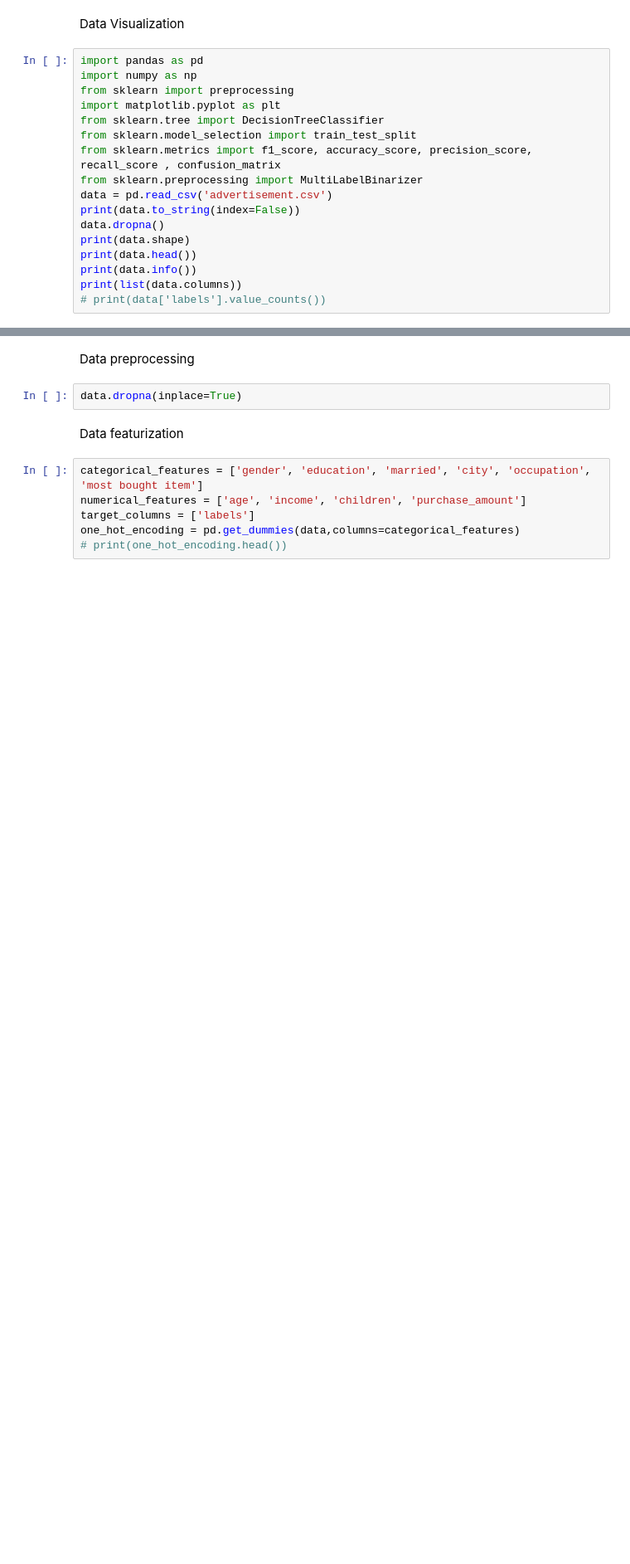
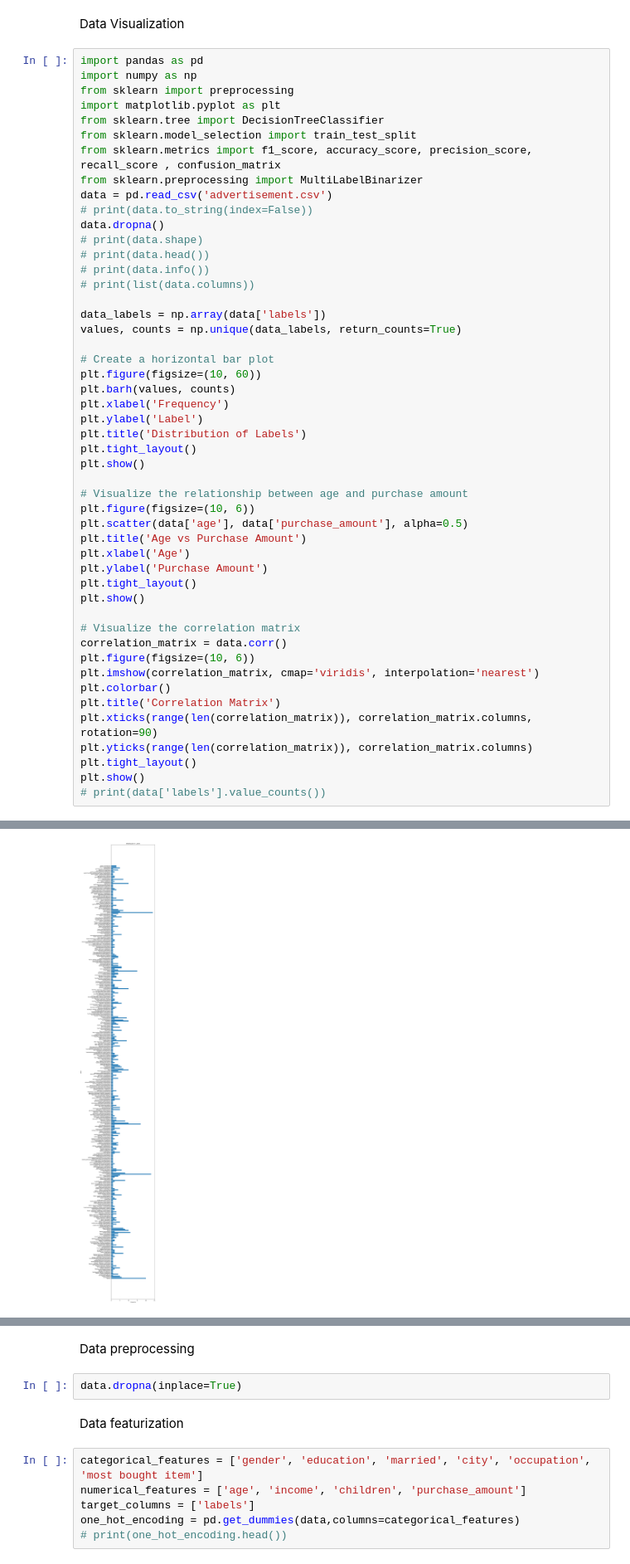
Before and after one commit to ROHIT32767/KNN-Decision-Trees, a Jupyter notebook: DT.ipynb, the cells around one changed output, grey strips where cells are left out. Shown at 83% size. Cells and saved outputs as stored; diff of their text form; blank space fills up the shorter version.

Commit message:
Data_Visualization for Decision Trees

```diff
--- a/DT.ipynb
+++ b/DT.ipynb
@@ -10,11 +10,43 @@ from sklearn.model_selection import train_test_split
 from sklearn.metrics import f1_score, accuracy_score, precision_score, recall_score , confusion_matrix
 from sklearn.preprocessing import MultiLabelBinarizer
 data = pd.read_csv('advertisement.csv')
-print(data.to_string(index=False))
+# print(data.to_string(index=False))
 data.dropna()
-print(data.shape)
-print(data.head())
-print(data.info())
-print(list(data.columns))
+# print(data.shape)
+# print(data.head())
+# print(data.info())
+# print(list(data.columns))
+
+data_labels = np.array(data['labels'])
+values, counts = np.unique(data_labels, return_counts=True)
+
+# Create a horizontal bar plot
+plt.figure(figsize=(10, 60))
+plt.barh(values, counts)
+plt.xlabel('Frequency')
+plt.ylabel('Label')
+plt.title('Distribution of Labels')
+plt.tight_layout()
+plt.show()
+
+# Visualize the relationship between age and purchase amount
+plt.figure(figsize=(10, 6))
+plt.scatter(data['age'], data['purchase_amount'], alpha=0.5)
+plt.title('Age vs Purchase Amount')
+plt.xlabel('Age')
+plt.ylabel('Purchase Amount')
+plt.tight_layout()
+plt.show()
+
+# Visualize the correlation matrix
+correlation_matrix = data.corr()
+plt.figure(figsize=(10, 6))
+plt.imshow(correlation_matrix, cmap='viridis', interpolation='nearest')
+plt.colorbar()
+plt.title('Correlation Matrix')
+plt.xticks(range(len(correlation_matrix)), correlation_matrix.columns, rotation=90)
+plt.yticks(range(len(correlation_matrix)), correlation_matrix.columns)
+plt.tight_layout()
+plt.show()
 # print(data['labels'].value_counts())
 # %% [output]
@@ -37,0 +53 @@ None
+[figure, added]
```
Also changed, not shown: parts of 1 cell of this notebook.
